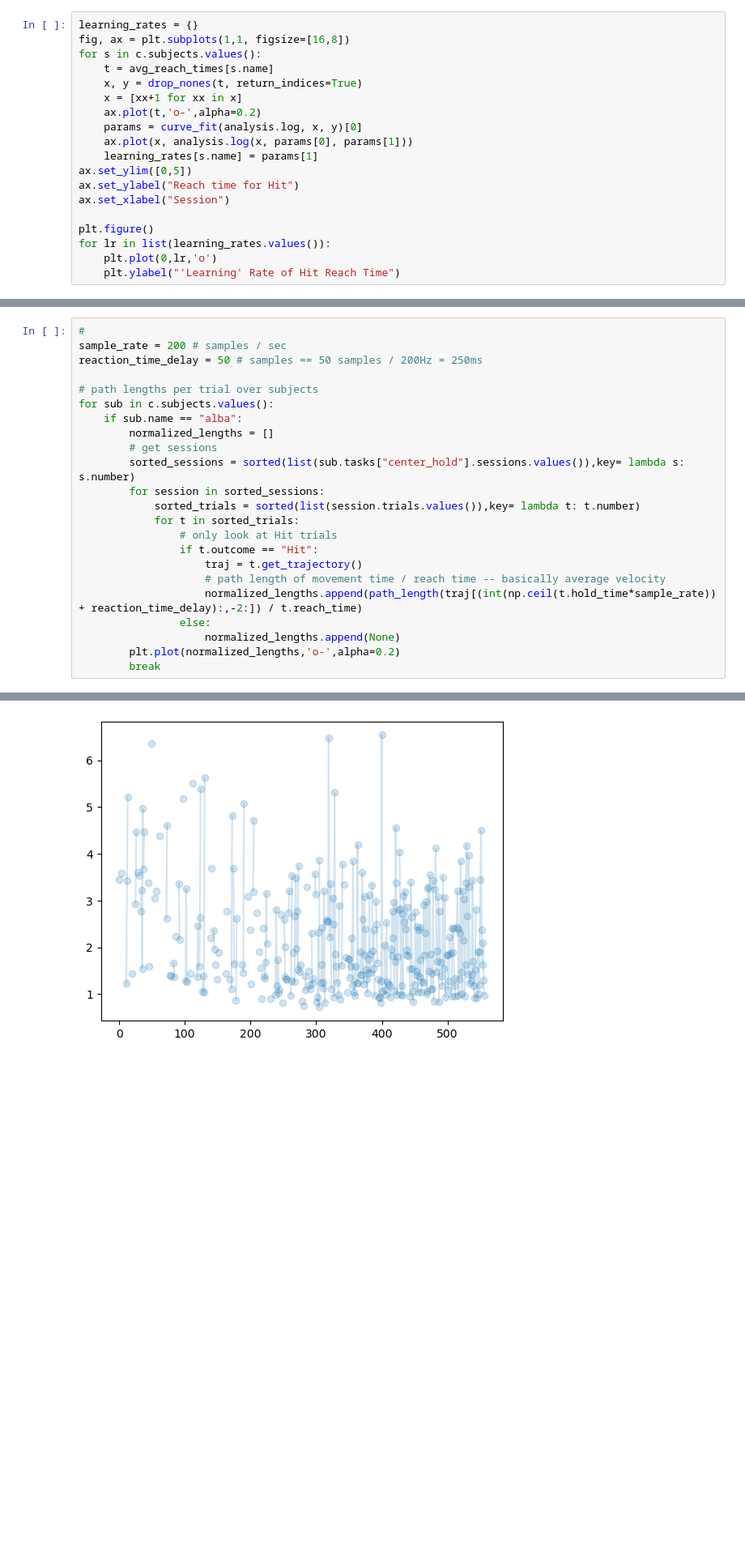
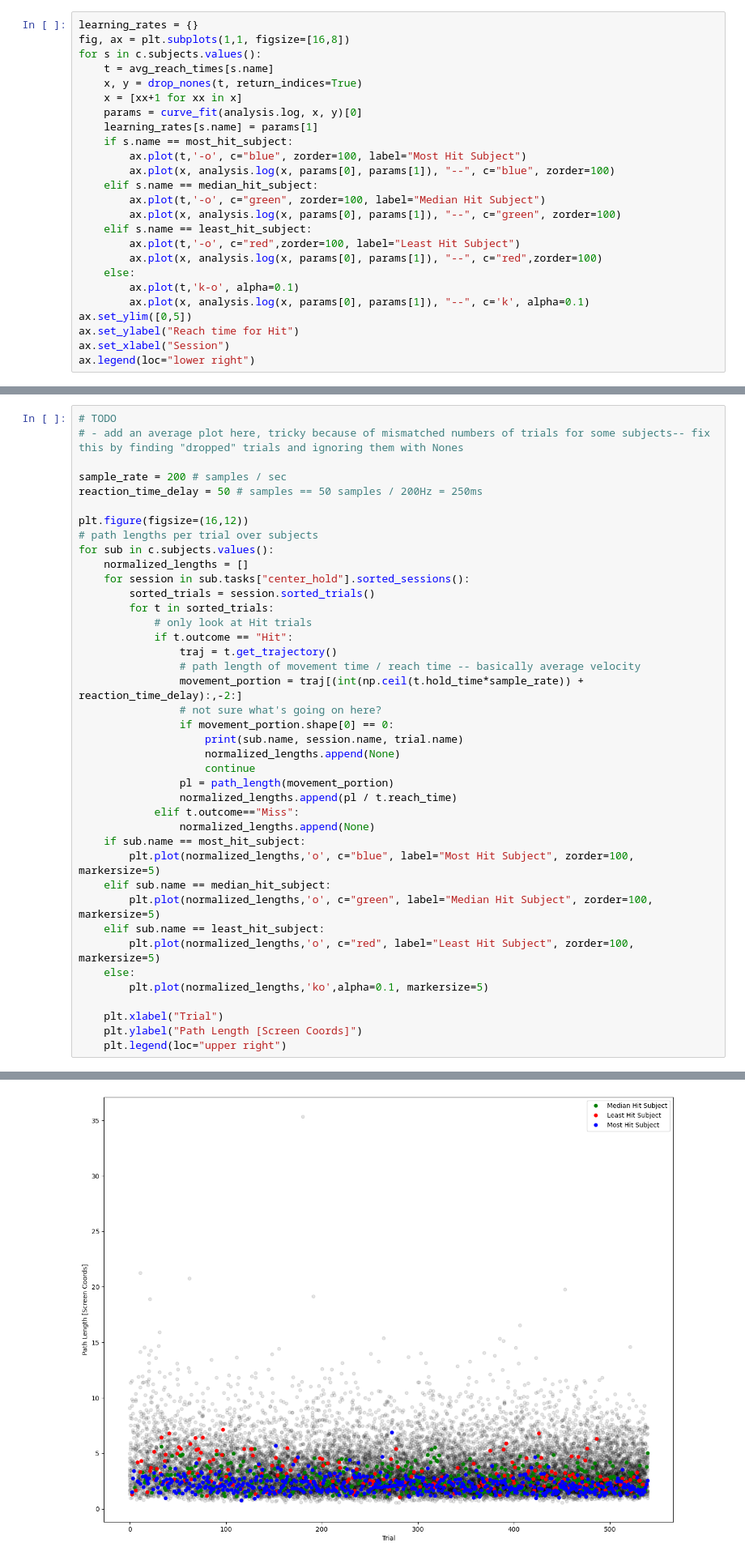
Before and after one commit to spewil/phd, a Jupyter notebook: analysis/notebooks/success_metrics.ipynb, the cells around one changed output, grey strips where cells are left out. Shown at 81% size. Drawn from its saved outputs; the diff is of its cells as text; blank space fills up the shorter version.

```diff
--- a/analysis/notebooks/success_metrics.ipynb
+++ b/analysis/notebooks/success_metrics.ipynb
@@ -319,16 +333,22 @@ for s in c.subjects.values():
     t = avg_reach_times[s.name]
     x, y = drop_nones(t, return_indices=True)
     x = [xx+1 for xx in x]
-    ax.plot(t,'o-',alpha=0.2)
     params = curve_fit(analysis.log, x, y)[0]
-    ax.plot(x, analysis.log(x, params[0], params[1]))
     learning_rates[s.name] = params[1]
+    if s.name == most_hit_subject:
+        ax.plot(t,'-o', c="blue", zorder=100, label="Most Hit Subject")
+        ax.plot(x, analysis.log(x, params[0], params[1]), "--", c="blue", zorder=100)
+    elif s.name == median_hit_subject:
+        ax.plot(t,'-o', c="green", zorder=100, label="Median Hit Subject")
+        ax.plot(x, analysis.log(x, params[0], params[1]), "--", c="green", zorder=100)
+    elif s.name == least_hit_subject:
+        ax.plot(t,'-o', c="red",zorder=100, label="Least Hit Subject")
+        ax.plot(x, analysis.log(x, params[0], params[1]), "--", c="red",zorder=100)
+    else:
+        ax.plot(t,'k-o', alpha=0.1)
+        ax.plot(x, analysis.log(x, params[0], params[1]), "--", c='k', alpha=0.1)
 ax.set_ylim([0,5])
 ax.set_ylabel("Reach time for Hit")
 ax.set_xlabel("Session")
-
-plt.figure()
-for lr in list(learning_rates.values()):
-    plt.plot(0,lr,'o')
-    plt.ylabel("'Learning' Rate of Hit Reach Time")
+ax.legend(loc="lower right")
 # %% [output]
@@ -342,26 +382,43 @@ def path_length(a):
     assert a.shape[1] == 2, f"array with shape {a.shape} must be two-dimensional"
     return np.sum(np.sqrt(np.sum(np.diff(a, axis=0)**2,axis=1)))
 # %%
-#
+# TODO
+# - add an average plot here, tricky because of mismatched numbers of trials for some subjects-- fix this by finding "dropped" trials and ignoring them with Nones
+
 sample_rate = 200 # samples / sec
 reaction_time_delay = 50 # samples == 50 samples / 200Hz = 250ms
 
+plt.figure(figsize=(16,12))
 # path lengths per trial over subjects
 for sub in c.subjects.values():
-    if sub.name == "alba":
-        normalized_lengths = []
-        # get sessions
-        sorted_sessions = sorted(list(sub.tasks["center_hold"].sessions.values()),key= lambda s: s.number)
-        for session in sorted_sessions:
-            sorted_trials = sorted(list(session.trials.values()),key= lambda t: t.number)
-            for t in sorted_trials:
-                # only look at Hit trials
-                if t.outcome == "Hit":
-                    traj = t.get_trajectory()
-                    # path length of movement time / reach time -- basically average velocity
-                    normalized_lengths.append(path_length(traj[(int(np.ceil(t.hold_time*sample_rate)) + reaction_time_delay):,-2:]) / t.reach_time)
-                else:
+    normalized_lengths = []
+    for session in sub.tasks["center_hold"].sorted_sessions():
+        sorted_trials = session.sorted_trials()
+        for t in sorted_trials:
+            # only look at Hit trials
+            if t.outcome == "Hit":
+                traj = t.get_trajectory()
+                # path length of movement time / reach time -- basically average velocity
+                movement_portion = traj[(int(np.ceil(t.hold_time*sample_rate)) + reaction_time_delay):,-2:]
+                # not sure what's going on here?
+                if movement_portion.shape[0] == 0:
+                    print(sub.name, session.name, trial.name)
                     normalized_lengths.append(None)
-        plt.plot(normalized_lengths,'o-',alpha=0.2)
-        break
+                    continue
+                pl = path_length(movement_portion)
+                normalized_lengths.append(pl / t.reach_time)
+            elif t.outcome=="Miss":
+                normalized_lengths.append(None)
+    if sub.name == most_hit_subject:
+        plt.plot(normalized_lengths,'o', c="blue", label="Most Hit Subject", zorder=100, markersize=5)
+    elif sub.name == median_hit_subject:
+        plt.plot(normalized_lengths,'o', c="green", label="Median Hit Subject", zorder=100, markersize=5)
+    elif sub.name == least_hit_subject:
+        plt.plot(normalized_lengths,'o', c="red", label="Least Hit Subject", zorder=100, markersize=5)
+    else:
+        plt.plot(normalized_lengths,'ko',alpha=0.1, markersize=5)
+
+    plt.xlabel("Trial")
+    plt.ylabel("Path Length [Screen Coords]")
+    plt.legend(loc="upper right")
 # %% [output]
@@ -368,4 +446,4 @@ for sub in c.subjects.values():
-[figure, old version]
+[figure, new version]
 # %% [markdown]
 Seems like average velocity goes down over trials for hits! Interesting.
 # %% [markdown]
```
Also changed, not shown: parts of 18 cells of this notebook, 5 other files.
